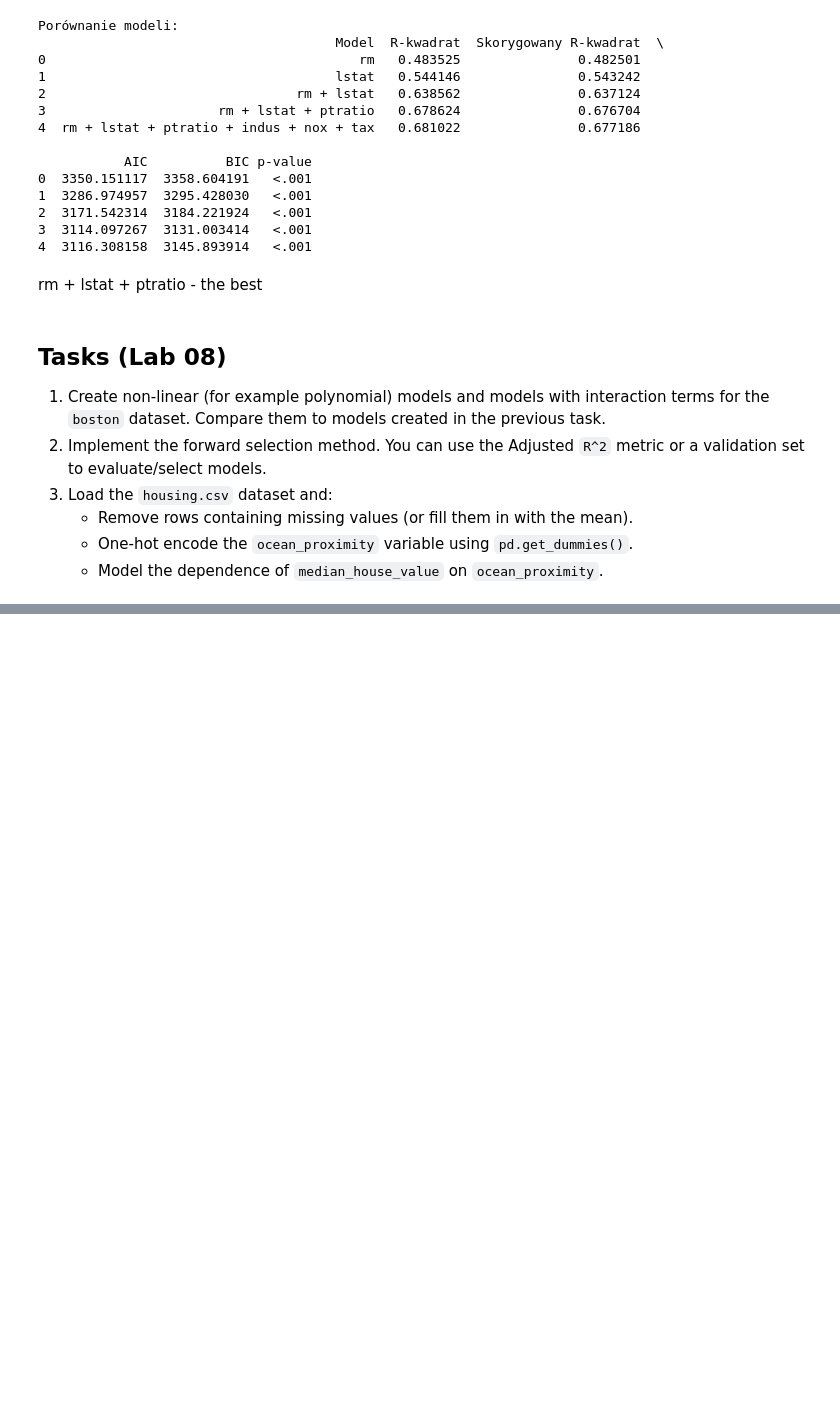
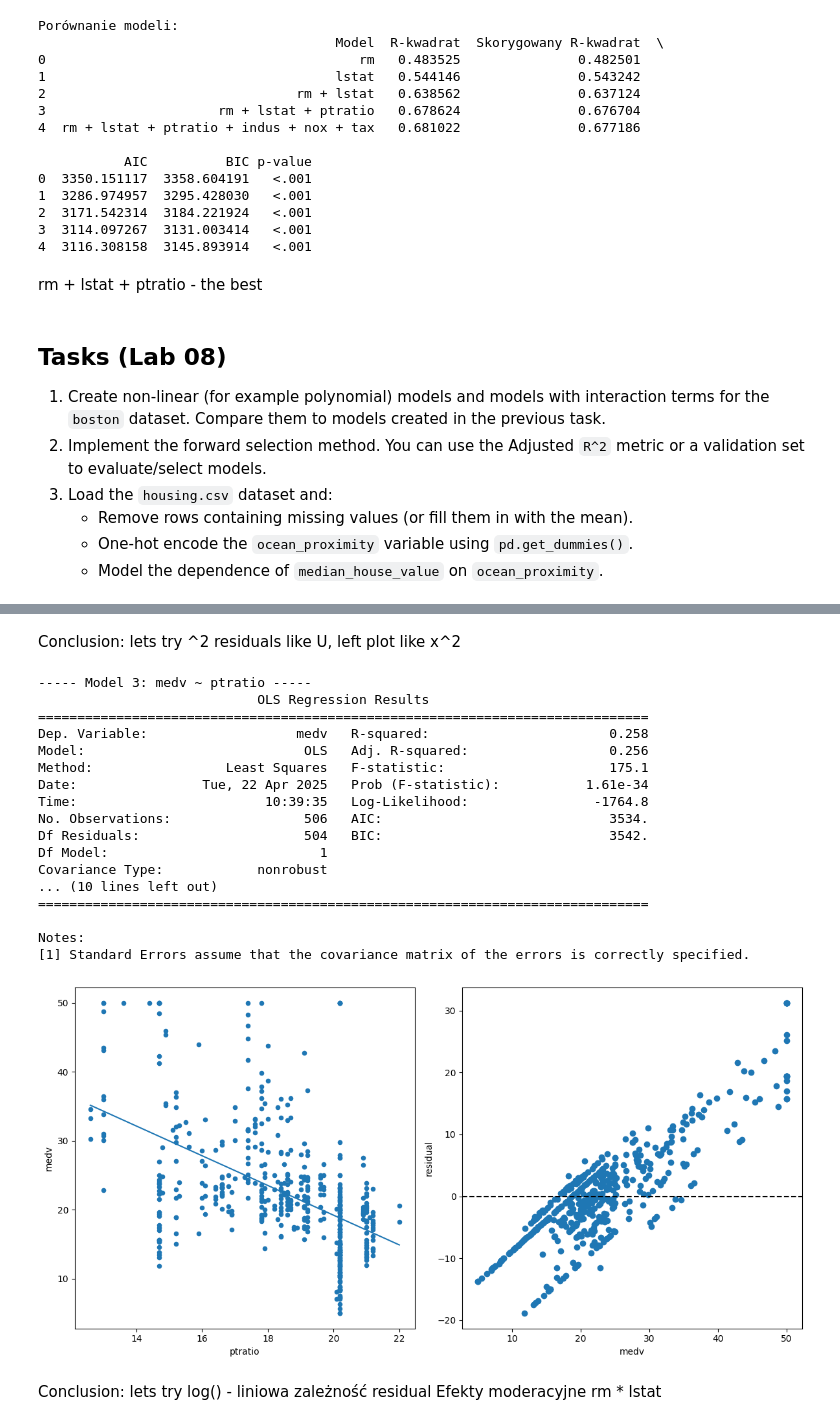
Before and after one commit to s34836/EWD, a Jupyter notebook: lab7_8.ipynb, the cells around one changed output, grey strips where cells are left out. Drawn from its saved outputs; the diff is of its cells as text; code cells hidden in the pictures; blank space fills up the shorter version.

```diff
--- a/lab7_8.ipynb
+++ b/lab7_8.ipynb
@@ -337,0 +450,48 @@ rm + lstat + ptratio - the best
+# %% [markdown]
+Conclusion: lets try ^2 residuals like U, left plot like x^2
+# %%
+# Model 3: Prosta regresja liniowa z  ptratio (stosunek liczby uczniów do nauczycieli)
+
+model3 = smf.ols(formula='medv ~ ptratio', data=df).fit()
+print("\n----- Model 3: medv ~ ptratio -----")
+print(model3.summary())
+
+fig, (ax1, ax2) = plt.subplots(1, 2, figsize=(12, 6))
+
+# Left plot: Scatter with linear fit from Model 3
+df.plot(kind='scatter', y='medv', x='ptratio', ax=ax1)
+x_plot = np.linspace(df.ptratio.min(), df.ptratio.max(), 100)
+b0, b1 = model3.params
+y_plot = b0 + b1 * x_plot
+ax1.plot(x_plot, y_plot)
+
+# Right plot: Residuals
+ax2.scatter(df.medv, model3.resid)
+ax2.axhline(0, linestyle='--', color='k')
+ax2.set_xlabel('medv')
+ax2.set_ylabel('residual')
+
+plt.tight_layout()
+plt.show()
+# %% [output]
+----- Model 3: medv ~ ptratio -----
+                            OLS Regression Results
+==============================================================================
+Dep. Variable:                   medv   R-squared:                       0.258
+Model:                            OLS   Adj. R-squared:                  0.256
+Method:                 Least Squares   F-statistic:                     175.1
+Date:                Tue, 22 Apr 2025   Prob (F-statistic):           1.61e-34
+Time:                        10:39:35   Log-Likelihood:                -1764.8
+No. Observations:                 506   AIC:                             3534.
+Df Residuals:                     504   BIC:                             3542.
+Df Model:                           1
+Covariance Type:            nonrobust
+... (10 lines left out)
+==============================================================================
+
+Notes:
+[1] Standard Errors assume that the covariance matrix of the errors is correctly specified.
+[figure, added]
+# %% [markdown]
+Conclusion: lets try log() - liniowa zależność residual
+Efekty moderacyjne rm * lstat
```
Also changed, not shown: parts of 22 cells of this notebook.
